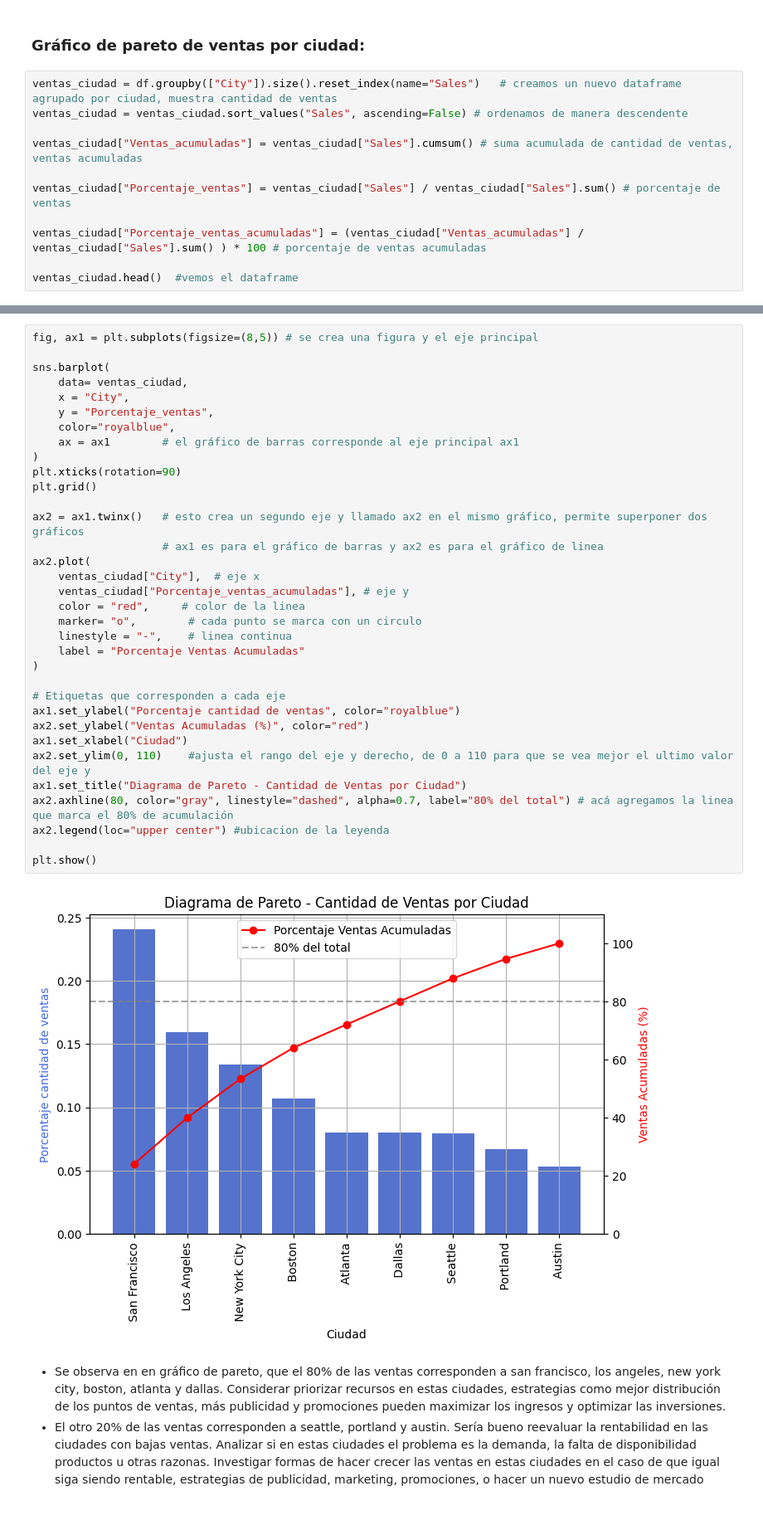
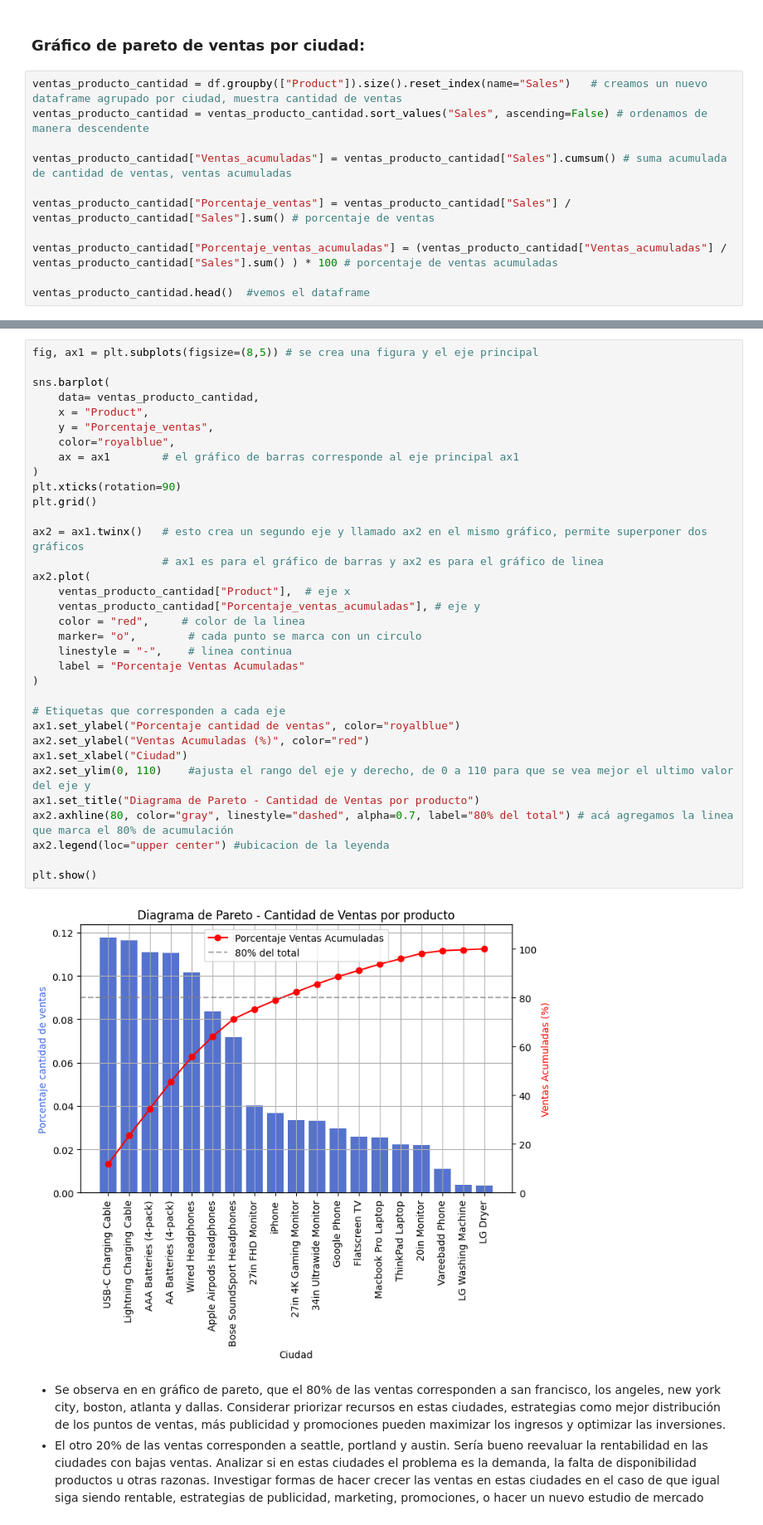
Before and after one commit to diegoGam1/Analisis_exploratorio_ventas, a Jupyter notebook: src/Analisis.ipynb, the cells around one changed output, grey strips where cells are left out. Shown at 83% size. Cells and saved outputs as stored; diff of their text form.

Commit message:
Se agregaron nuevos objetivos entorno a producto, nuevo grafico de pareto, faltan conclusiones de ese grafico

```diff
--- a/src/Analisis.ipynb
+++ b/src/Analisis.ipynb
@@ -388,14 +406,14 @@ plt.show()
 # %% [markdown]
 ### Gráfico de pareto de ventas por ciudad:
 # %%
-ventas_ciudad = df.groupby(["City"]).size().reset_index(name="Sales")   # creamos un nuevo dataframe agrupado por ciudad, muestra cantidad de ventas
-ventas_ciudad = ventas_ciudad.sort_values("Sales", ascending=False) # ordenamos de manera descendente
+ventas_producto_cantidad = df.groupby(["Product"]).size().reset_index(name="Sales")   # creamos un nuevo dataframe agrupado por ciudad, muestra cantidad de ventas
+ventas_producto_cantidad = ventas_producto_cantidad.sort_values("Sales", ascending=False) # ordenamos de manera descendente
 
-ventas_ciudad["Ventas_acumuladas"] = ventas_ciudad["Sales"].cumsum() # suma acumulada de cantidad de ventas, ventas acumuladas
+ventas_producto_cantidad["Ventas_acumuladas"] = ventas_producto_cantidad["Sales"].cumsum() # suma acumulada de cantidad de ventas, ventas acumuladas
 
-ventas_ciudad["Porcentaje_ventas"] = ventas_ciudad["Sales"] / ventas_ciudad["Sales"].sum() # porcentaje de ventas
+ventas_producto_cantidad["Porcentaje_ventas"] = ventas_producto_cantidad["Sales"] / ventas_producto_cantidad["Sales"].sum() # porcentaje de ventas
 
-ventas_ciudad["Porcentaje_ventas_acumuladas"] = (ventas_ciudad["Ventas_acumuladas"] / ventas_ciudad["Sales"].sum() ) * 100 # porcentaje de ventas acumuladas
+ventas_producto_cantidad["Porcentaje_ventas_acumuladas"] = (ventas_producto_cantidad["Ventas_acumuladas"] / ventas_producto_cantidad["Sales"].sum() ) * 100 # porcentaje de ventas acumuladas
 
-ventas_ciudad.head()  #vemos el dataframe
+ventas_producto_cantidad.head()  #vemos el dataframe
 # %% [output]
@@ -408,39 +426,39 @@ ventas_ciudad.head()  #vemos el dataframe
 # %%
 fig, ax1 = plt.subplots(figsize=(8,5)) # se crea una figura y el eje principal
 
 sns.barplot(
-    data= ventas_ciudad,
-    x = "City",
+    data= ventas_producto_cantidad,
+    x = "Product",
     y = "Porcentaje_ventas",
     color="royalblue",
     ax = ax1        # el gráfico de barras corresponde al eje principal ax1
 )
 plt.xticks(rotation=90)
 plt.grid()
 
 ax2 = ax1.twinx()   # esto crea un segundo eje y llamado ax2 en el mismo gráfico, permite superponer dos gráficos
                     # ax1 es para el gráfico de barras y ax2 es para el gráfico de linea
 ax2.plot(
-    ventas_ciudad["City"],  # eje x
-    ventas_ciudad["Porcentaje_ventas_acumuladas"], # eje y
+    ventas_producto_cantidad["Product"],  # eje x
+    ventas_producto_cantidad["Porcentaje_ventas_acumuladas"], # eje y
     color = "red",     # color de la linea
     marker= "o",        # cada punto se marca con un circulo
     linestyle = "-",    # linea continua
     label = "Porcentaje Ventas Acumuladas"
 )
 
 # Etiquetas que corresponden a cada eje
 ax1.set_ylabel("Porcentaje cantidad de ventas", color="royalblue")
 ax2.set_ylabel("Ventas Acumuladas (%)", color="red")
 ax1.set_xlabel("Ciudad")
 ax2.set_ylim(0, 110)    #ajusta el rango del eje y derecho, de 0 a 110 para que se vea mejor el ultimo valor del eje y
-ax1.set_title("Diagrama de Pareto - Cantidad de Ventas por Ciudad")
+ax1.set_title("Diagrama de Pareto - Cantidad de Ventas por producto")
 ax2.axhline(80, color="gray", linestyle="dashed", alpha=0.7, label="80% del total") # acá agregamos la linea que marca el 80% de acumulación
 ax2.legend(loc="upper center") #ubicacion de la leyenda
 
 plt.show()
 # %% [output]
-[figure, old version]
+[figure, new version]
 # %% [markdown]
 - Se observa en en gráfico de pareto, que el 80% de las ventas corresponden a san francisco, los angeles, new york city, boston, atlanta y dallas. Considerar priorizar recursos en estas ciudades, estrategias como mejor distribución de los puntos de ventas, más publicidad y promociones pueden maximizar los ingresos y optimizar las inversiones.
 - El otro 20% de las ventas corresponden a seattle, portland y austin. Sería bueno reevaluar la rentabilidad en las ciudades con bajas ventas. Analizar si en estas ciudades el problema es la demanda, la falta de disponibilidad productos u otras razonas. Investigar formas de hacer crecer las ventas en estas ciudades en el caso de que igual siga siendo rentable, estrategias de publicidad, marketing, promociones, o hacer un nuevo estudio de mercado
```
Also changed, not shown: parts of 8 cells of this notebook, 1 other file.
